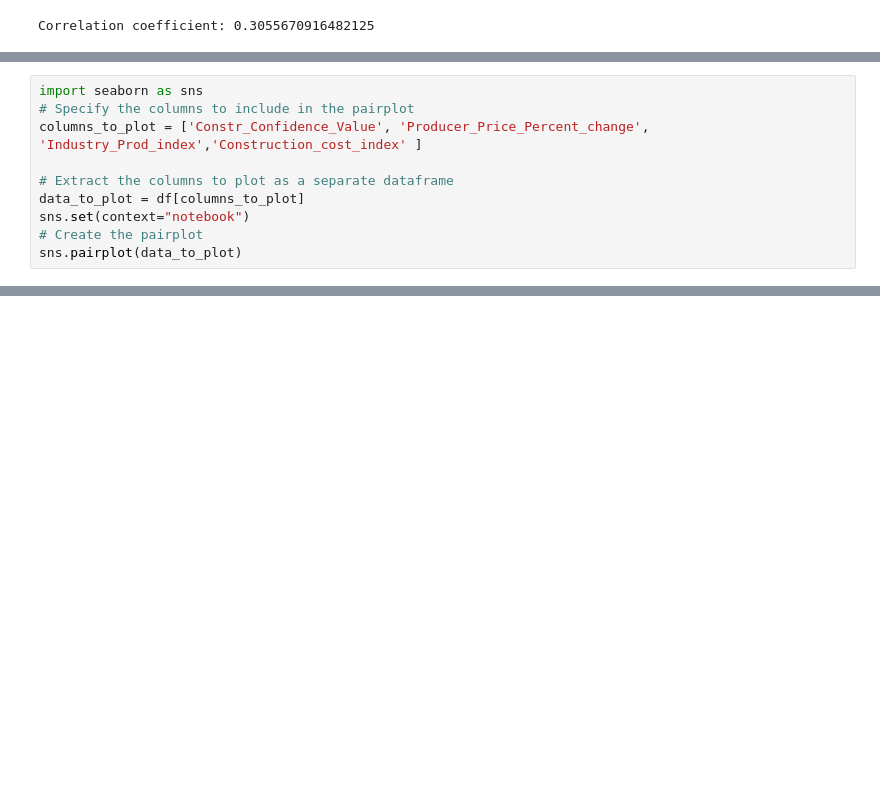
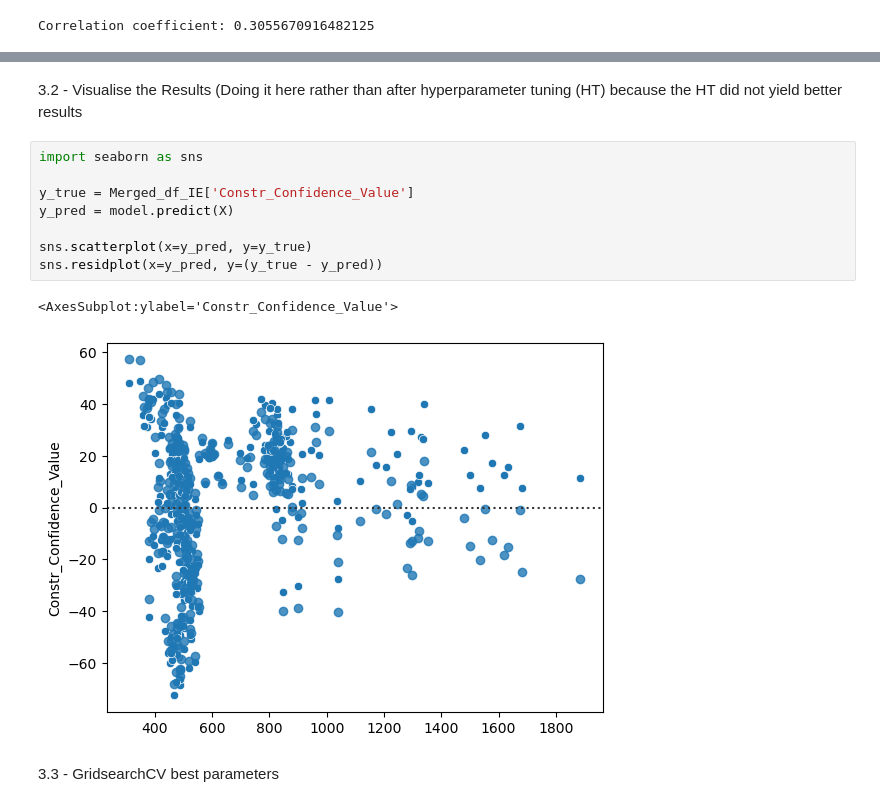
Before and after one commit to sbs23014/CA2, a Jupyter notebook: 1.Data Prep and Visualisation.ipynb, the cells around one changed output, grey strips where cells are left out. Drawn from its saved outputs; the diff is of its cells as text; blank space fills up the shorter version.

```diff
--- a/1.Data Prep and Visualisation.ipynb
+++ b/1.Data Prep and Visualisation.ipynb
@@ -946,10 +712,0 @@ df.tail(10)
-# %%
-import seaborn as sns
-# Specify the columns to include in the pairplot
-columns_to_plot = ['Constr_Confidence_Value', 'Producer_Price_Percent_change', 'Industry_Prod_index','Construction_cost_index' ]
-
-# Extract the columns to plot as a separate dataframe
-data_to_plot = df[columns_to_plot]
-sns.set(context="notebook")
-# Create the pairplot
-sns.pairplot(data_to_plot)
@@ -1004,0 +1050,15 @@ print(Merged_df_IE)
+# %% [markdown]
+3.2 - Visualise the Results (Doing it here rather than after hyperparameter tuning (HT) because the HT did not yield better results
+# %%
+import seaborn as sns
+
+y_true = Merged_df_IE['Constr_Confidence_Value']
+y_pred = model.predict(X)
+
+sns.scatterplot(x=y_pred, y=y_true)
+sns.residplot(x=y_pred, y=(y_true - y_pred))
+# %% [output]
+<AxesSubplot:ylabel='Constr_Confidence_Value'>
+[figure, added]
+# %% [markdown]
+3.3 - GridsearchCV best parameters
```
Also changed, not shown: parts of 117 cells of this notebook, 2 other files.
